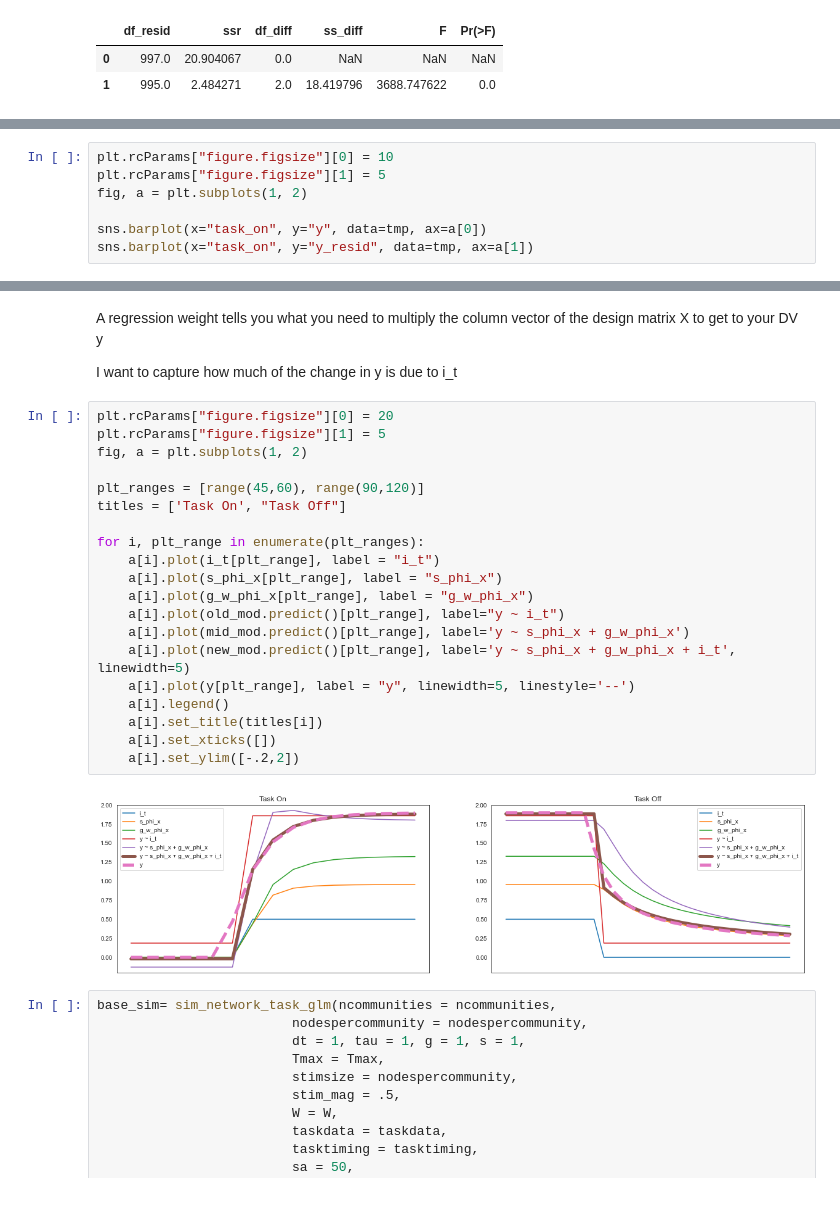
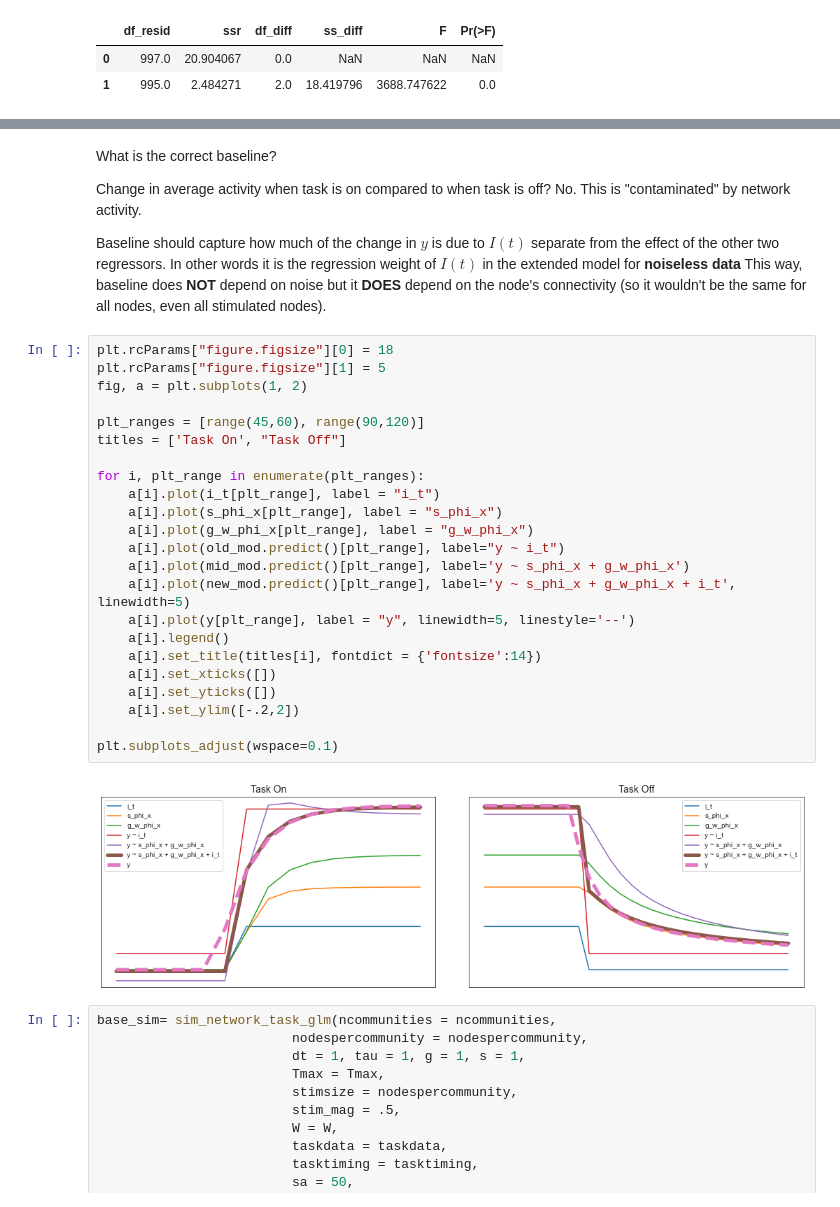
Before and after one commit to zenkavi/NeuralMassModels, a Jupyter notebook: TheoreticalResults/Zenkavi_Simulations/POC_minimal_model.ipynb, the cells around one changed output, grey strips where cells are left out. Drawn from its saved outputs; the diff is of its cells as text.

Commit message:
thinking through baseline

```diff
--- a/TheoreticalResults/Zenkavi_Simulations/POC_minimal_model.ipynb
+++ b/TheoreticalResults/Zenkavi_Simulations/POC_minimal_model.ipynb
@@ -268,7 +243,0 @@ tmp.groupby('task_on').mean()
-# %%
-plt.rcParams["figure.figsize"][0] = 10
-plt.rcParams["figure.figsize"][1] = 5
-fig, a = plt.subplots(1, 2)
-
-sns.barplot(x="task_on", y="y", data=tmp, ax=a[0])
-sns.barplot(x="task_on", y="y_resid", data=tmp, ax=a[1])
@@ -278,29 +244,35 @@ sns.barplot(x="task_on", y="y_resid", data=tmp, ax=a[1])
-# %% [markdown]
-A regression weight tells you what you need to multiply the column vector of the design matrix X to get to your DV y
-
-I want to capture how much of the change in y is due to i_t
+# %% [markdown]
+What is the correct baseline?
+
+Change in average activity when task is on compared to when task is off? No. This is "contaminated" by network activity.
+
+Baseline should capture how much of the change in $y$ is due to $I(t)$ separate from the effect of the other two regressors. In other words it is the regression weight of $I(t)$ in the extended model for **noiseless data**
+This way, baseline does **NOT** depend on noise but it **DOES** depend on the node's connectivity (so it wouldn't be the same for all nodes, even all stimulated nodes).
 # %%
-plt.rcParams["figure.figsize"][0] = 20
+plt.rcParams["figure.figsize"][0] = 18
 plt.rcParams["figure.figsize"][1] = 5
 fig, a = plt.subplots(1, 2)
 
 plt_ranges = [range(45,60), range(90,120)]
 titles = ['Task On', "Task Off"]
 
 for i, plt_range in enumerate(plt_ranges):
     a[i].plot(i_t[plt_range], label = "i_t")
     a[i].plot(s_phi_x[plt_range], label = "s_phi_x")
     a[i].plot(g_w_phi_x[plt_range], label = "g_w_phi_x")
     a[i].plot(old_mod.predict()[plt_range], label="y ~ i_t")
     a[i].plot(mid_mod.predict()[plt_range], label='y ~ s_phi_x + g_w_phi_x')
     a[i].plot(new_mod.predict()[plt_range], label='y ~ s_phi_x + g_w_phi_x + i_t', linewidth=5)
     a[i].plot(y[plt_range], label = "y", linewidth=5, linestyle='--')
     a[i].legend()
-    a[i].set_title(titles[i])
+    a[i].set_title(titles[i], fontdict = {'fontsize':14})
     a[i].set_xticks([])
+    a[i].set_yticks([])
     a[i].set_ylim([-.2,2])
+
+plt.subplots_adjust(wspace=0.1)
 # %% [output]
-[figure, old version]
+[figure, new version]
 # %%
 base_sim= sim_network_task_glm(ncommunities = ncommunities,
                          nodespercommunity = nodespercommunity,
```
Also changed, not shown: parts of 5 cells of this notebook.
